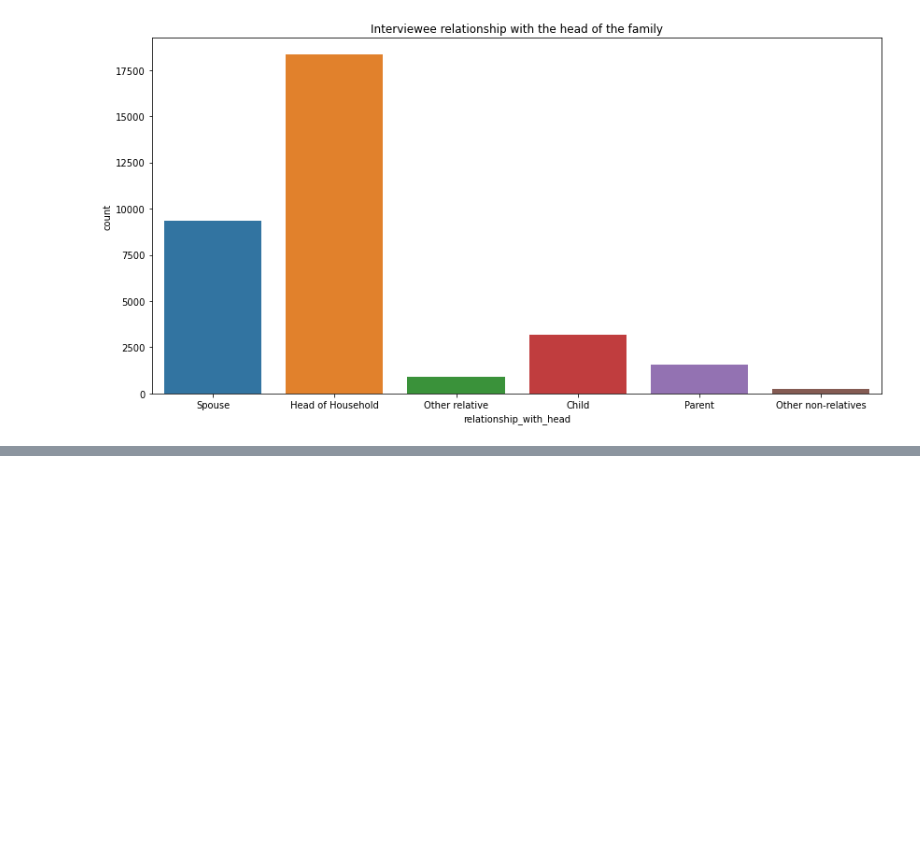
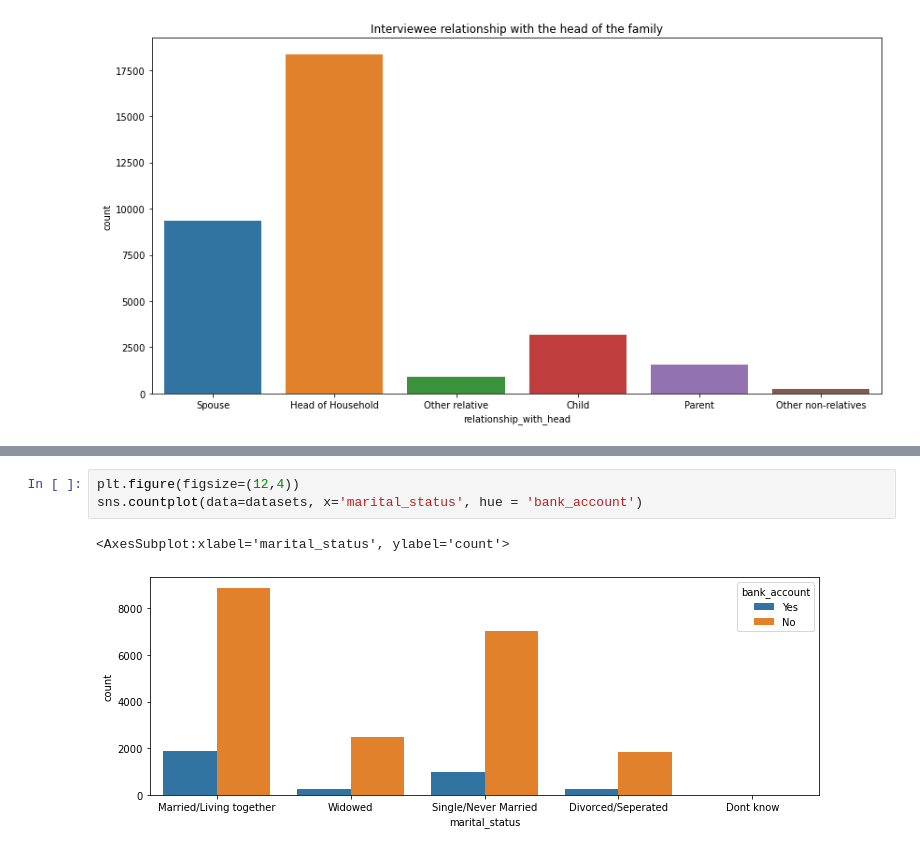
Before and after one commit to stevejj4/Financial-Inclusion-In-Afrika, a Jupyter notebook: processing.ipynb, the cells around one changed output, grey strips where cells are left out. Saved outputs shown, nothing was run; the diff lists cells and outputs as text; blank space fills up the shorter version.

```diff
--- a/processing.ipynb
+++ b/processing.ipynb
@@ -233,0 +251,6 @@ sns.countplot(data=datasets, x='relationship_with_head')
+# %%
+plt.figure(figsize=(12,4))
+sns.countplot(data=datasets, x='marital_status', hue = 'bank_account')
+# %% [output]
+<AxesSubplot:xlabel='marital_status', ylabel='count'>
+[figure, added]
```
Also changed, not shown: parts of 11 cells of this notebook.
